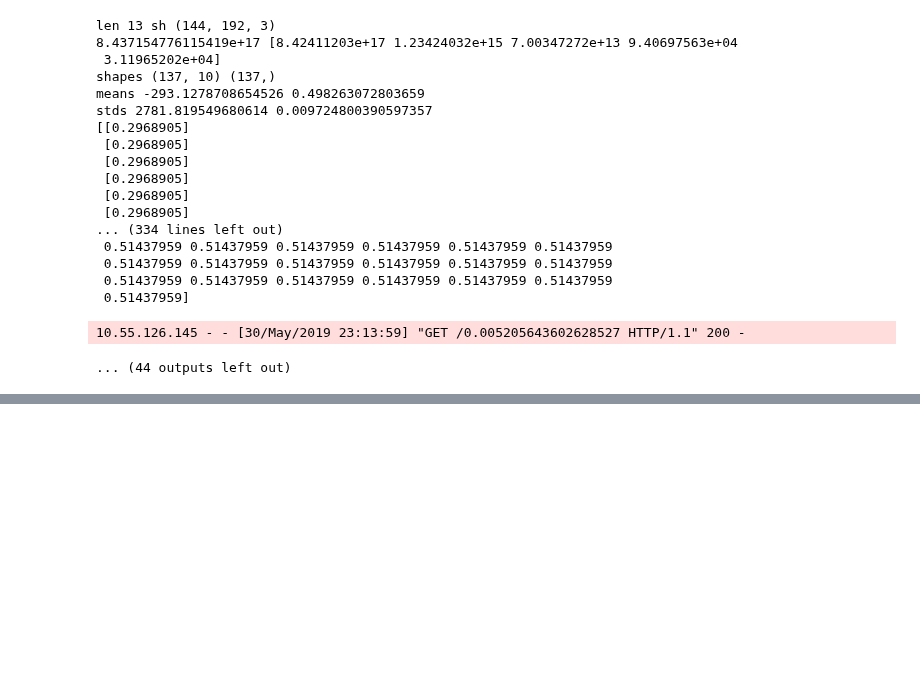
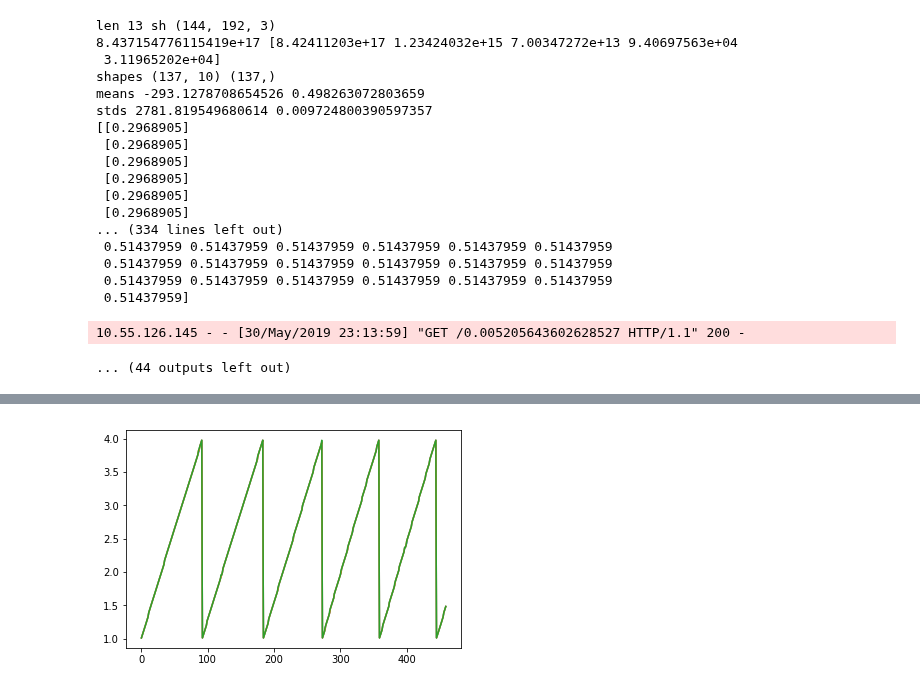
Before and after one commit to DaniloZZZ/quantTechLab, a Jupyter notebook: analysis/main.ipynb, the cells around one changed output, grey strips where cells are left out. Saved outputs shown, nothing was run; the diff lists cells and outputs as text; code cells hidden in the pictures; blank space fills up the shorter version.

```diff
--- a/analysis/main.ipynb
+++ b/analysis/main.ipynb
@@ -468,0 +496,9 @@ os.listdir('C:\\Users\\ЛФКИТ-3\\Documents\\quantTechLab\\data\\auto_rotate'
+# %%
+def condition(a):
+    return abs(a - 2.5) < 1.5
+
+X, Y = preprocessing().valid_data(X, Y, cond = condition)
+for i in X:
+    plt.plot(i)
+# %% [output]
+[figure, added]
```
Also changed, not shown: parts of 23 cells of this notebook.
